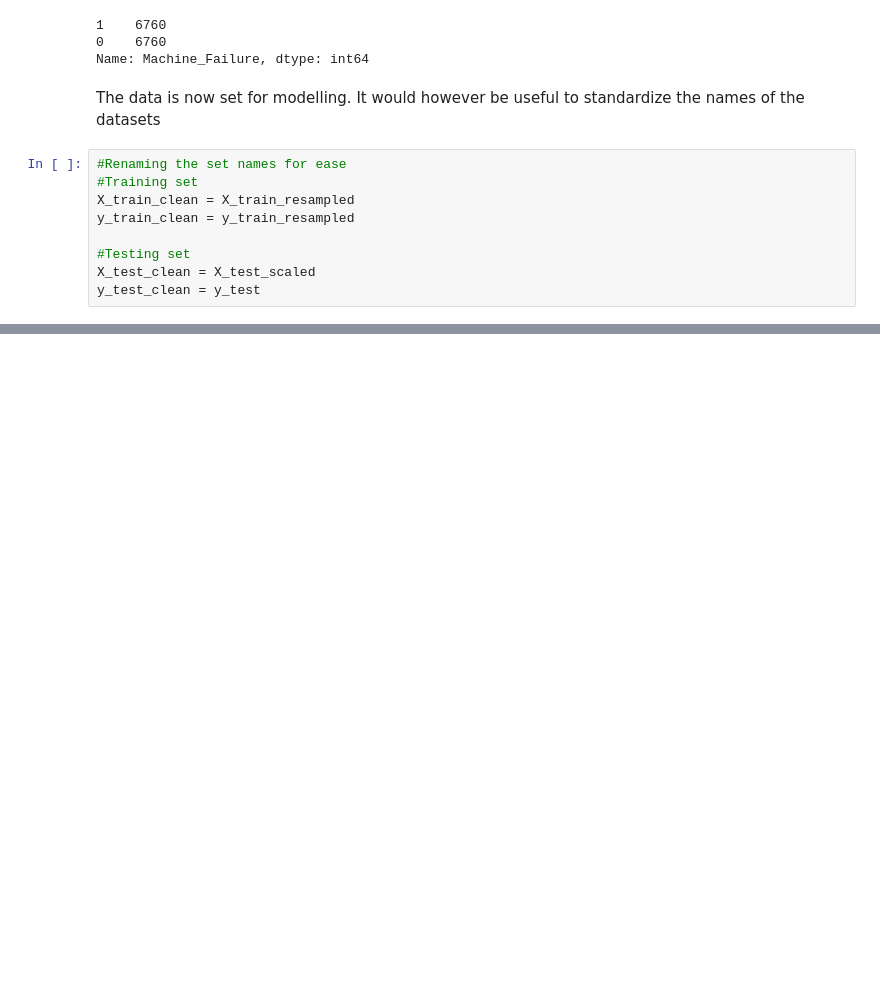
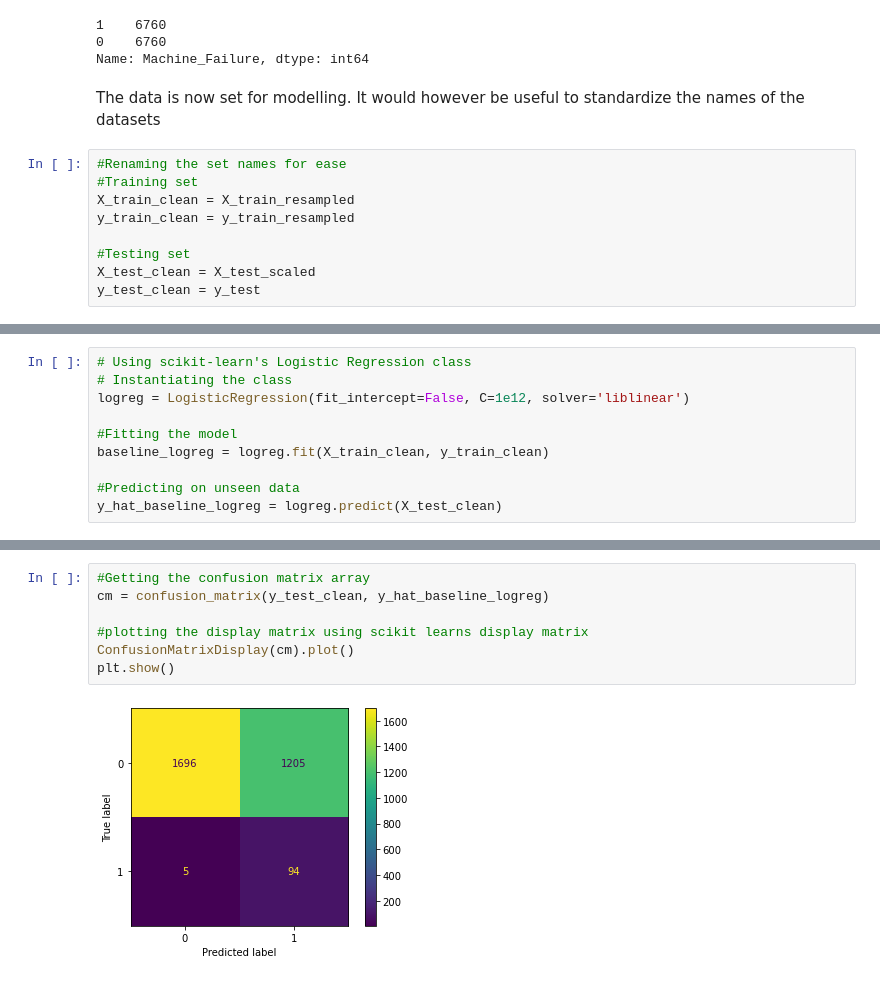
Before and after one commit to reevesgonah/Optimizing-Industrial-Operations-Through-Predictive-Maintenance-Modeling, a Jupyter notebook: index.ipynb, the cells around one changed output, grey strips where cells are left out. Drawn from its saved outputs; the diff is of its cells as text; blank space fills up the shorter version.

```diff
--- a/index.ipynb
+++ b/index.ipynb
@@ -348,0 +364,10 @@ y_test_clean = y_test
+# %%
+# Using scikit-learn's Logistic Regression class
+# Instantiating the class
+logreg = LogisticRegression(fit_intercept=False, C=1e12, solver='liblinear')
+
+#Fitting the model
+baseline_logreg = logreg.fit(X_train_clean, y_train_clean)
+
+#Predicting on unseen data
+y_hat_baseline_logreg = logreg.predict(X_test_clean)
@@ -348,0 +416,9 @@ y_test_clean = y_test
+# %%
+#Getting the confusion matrix array
+cm = confusion_matrix(y_test_clean, y_hat_baseline_logreg)
+
+#plotting the display matrix using scikit learns display matrix
+ConfusionMatrixDisplay(cm).plot()
+plt.show()
+# %% [output]
+[figure, added]
```
Also changed, not shown: parts of 19 cells of this notebook.
